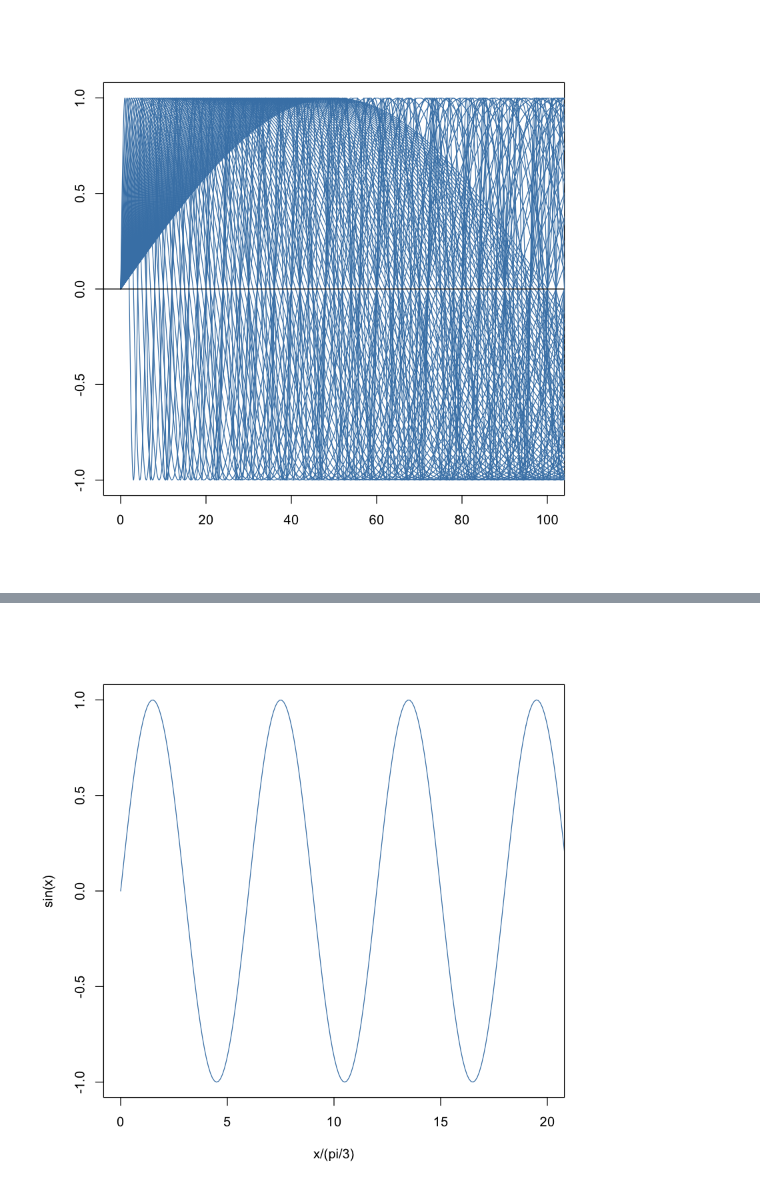
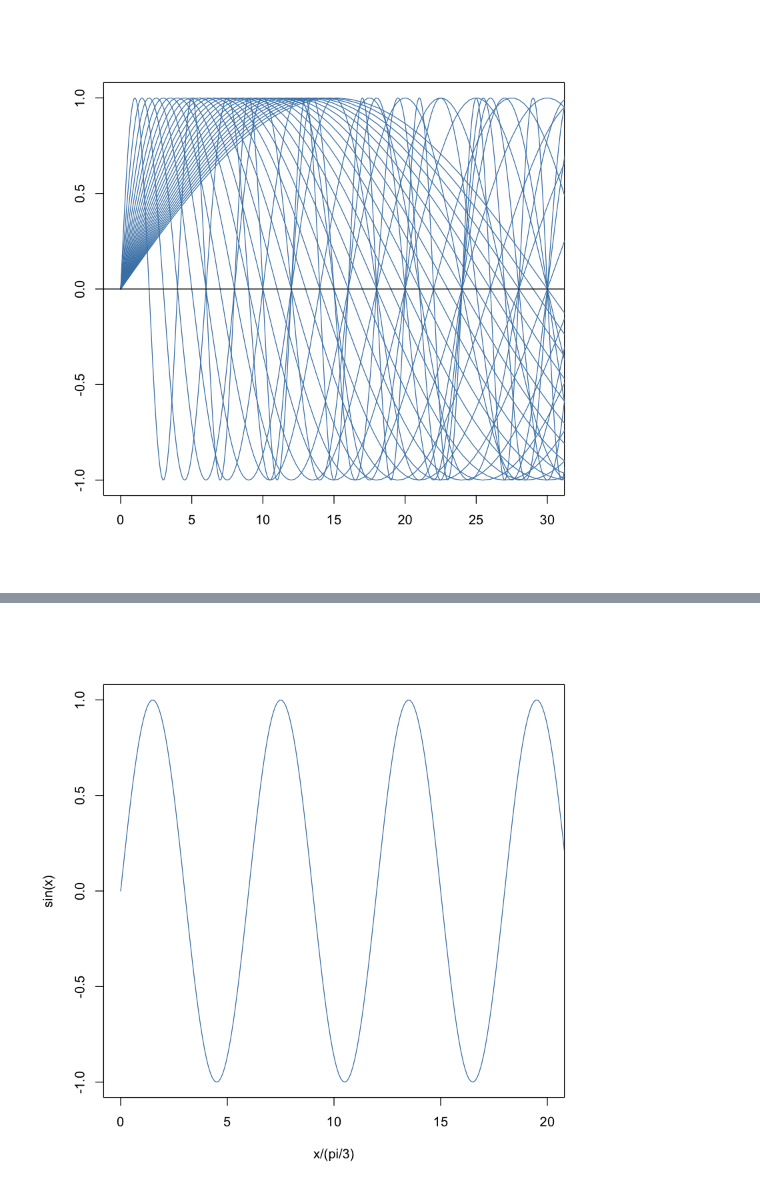
Before and after one commit to cc2qe/prime, a Jupyter notebook: waves.ipynb, the cells around one changed output, grey strips where cells are left out. Saved outputs shown, nothing was run; the diff lists cells and outputs as text; code cells hidden in the pictures.

```diff
--- a/waves.ipynb
+++ b/waves.ipynb
@@ -3,19 +3,16 @@ x <- seq(0,100*pi,0.1)
 # %%
 mypal <- c('steelblue', 'indianred')
 # %%
-max <- 100
+max <- 30
 
 # plot(x/(pi/2), sin(x), xlim=c(0,max), type='l', col=mypal[1])
 # points(x/(pi/1), sin(x), xlim=c(0,max), type='l', col=mypal[1])
 plot(1, xlim=c(0,max), ylim=c(-1,1), type='n', xlab='', ylab='')
 
-for (i in 2:100) {
+for (i in 2:max) {
     points(x/(pi/i), sin(x), xlim=c(0,max), type='l', col=mypal[1])
 }
 
 abline(h=0)
-# for (i in 0:max) {
-#     abline(v=i)
-# }
 # %% [output]
-[figure, old version]
+[figure, new version]
```
Also changed, not shown: parts of 2 cells of this notebook.
